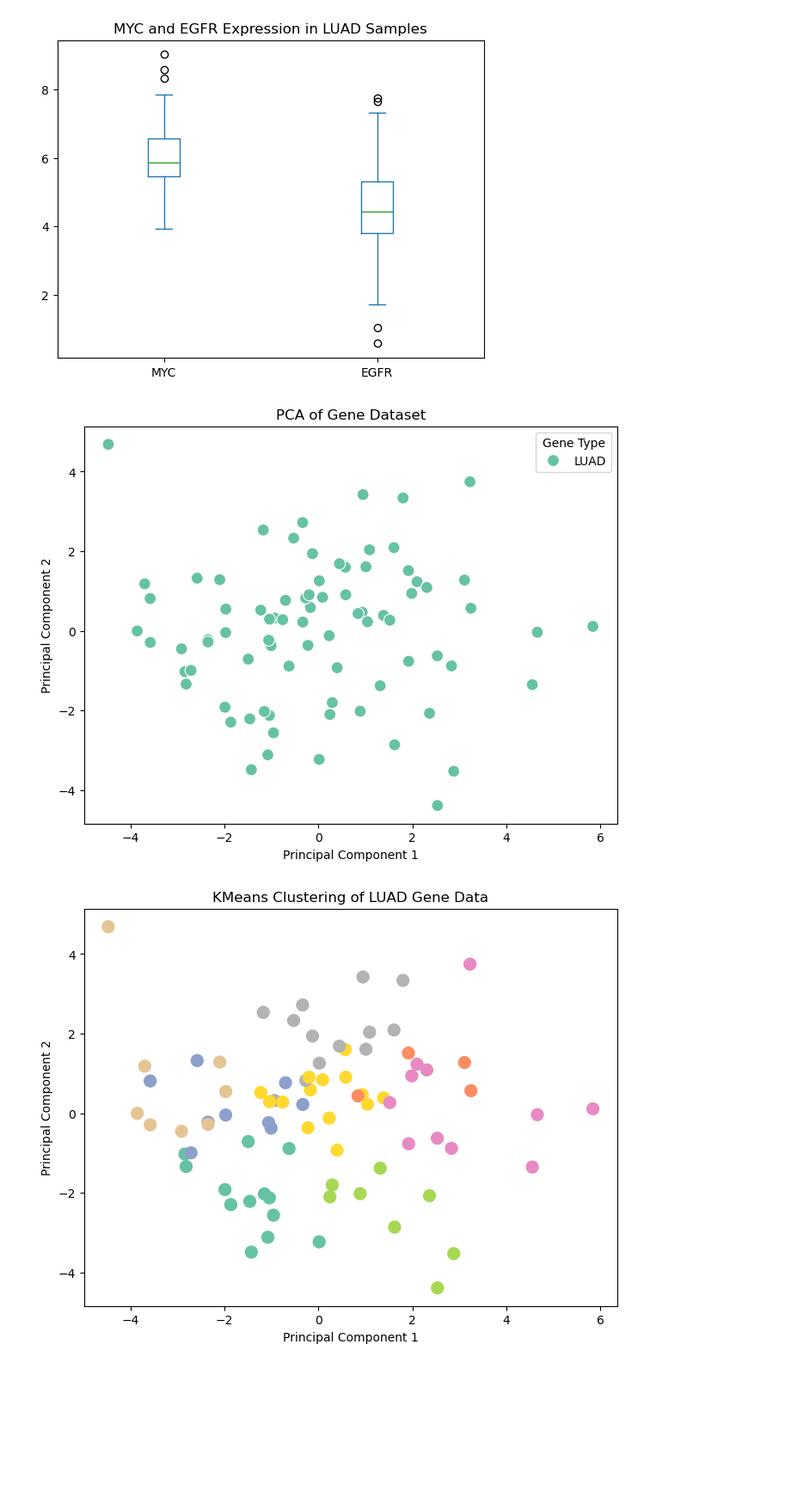
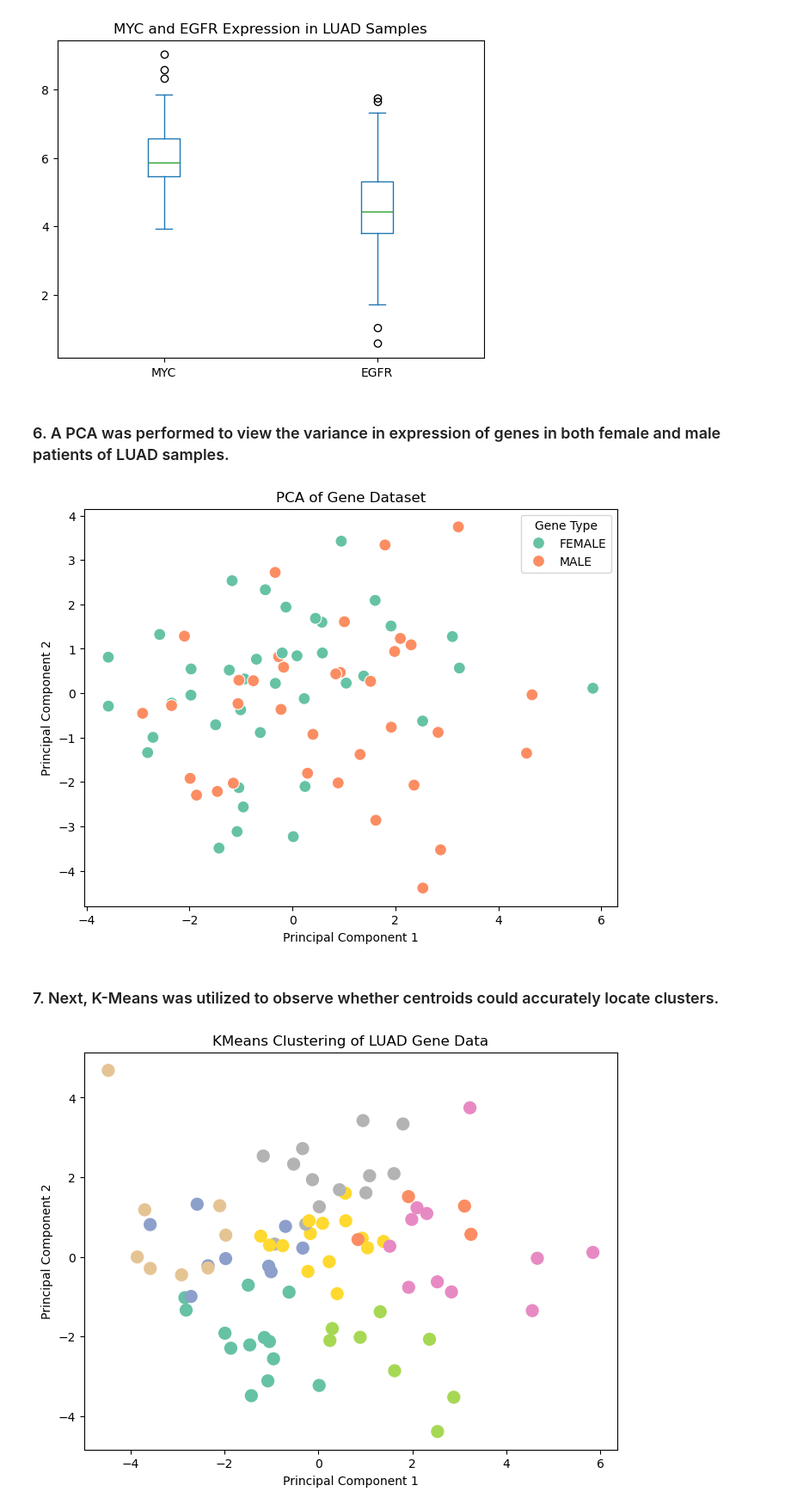
Before and after one commit to smgroves/Module-4-Cancer, a Jupyter notebook: code/Module 4 Template.ipynb, the cells around one changed output. Shown at 86% size. Drawn from its saved outputs; the diff is of its cells as text; code cells hidden in the pictures; blank space fills up the shorter version.

```diff
--- a/code/Module 4 Template.ipynb
+++ b/code/Module 4 Template.ipynb
@@ -282,33 +282,40 @@ plt.show()
 # %% [output]
 [figure]
 [figure]
+# %% [markdown]
+### 6. A PCA was performed to view the variance in expression of genes in both female and male patients of LUAD samples.
 # %%
 import pandas as pd
 import numpy as np
 import matplotlib.pyplot as plt
 from sklearn.cluster import KMeans
 import seaborn as sns
 from sklearn.decomposition import PCA
 
+# AI was utilized to debug errors
+
+# Complete a PCA of the subsetted gene data
 X = LUAD_gene_data.T
 
 pca = PCA(n_components=2)
 X_pca = pca.fit_transform(X)
 plt.figure(figsize=(8, 6))
 sns.scatterplot(x=X_pca[:, 0],
                 y=X_pca[:, 1],
-                hue = LUAD_merged['cancer_type'],
+                hue = LUAD_merged['gender'], # Observe the variance in both male and female patients
 
 
                 palette="Set2",
                 s=100)
 plt.title("PCA of Gene Dataset")
 plt.xlabel("Principal Component 1")
 plt.ylabel("Principal Component 2")
 plt.legend(title="Gene Type")
 plt.show()
 # %% [output]
-[figure, old version]
+[figure, new version]
+# %% [markdown]
+### 7. Next, K-Means was utilized to observe whether centroids could accurately locate clusters.
 # %%
 # KMeans Clustering
 
```
Also changed, not shown: parts of 4 cells of this notebook.
